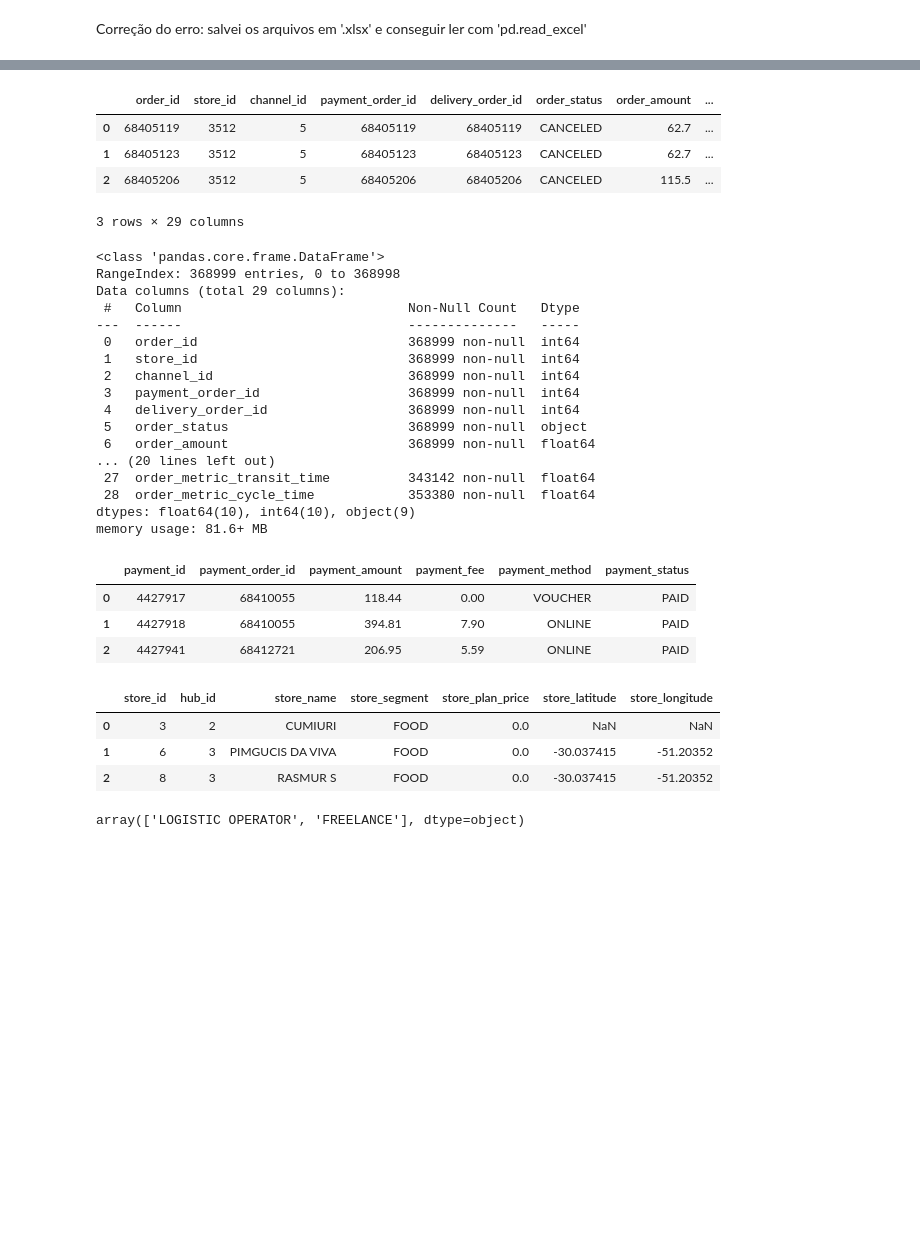
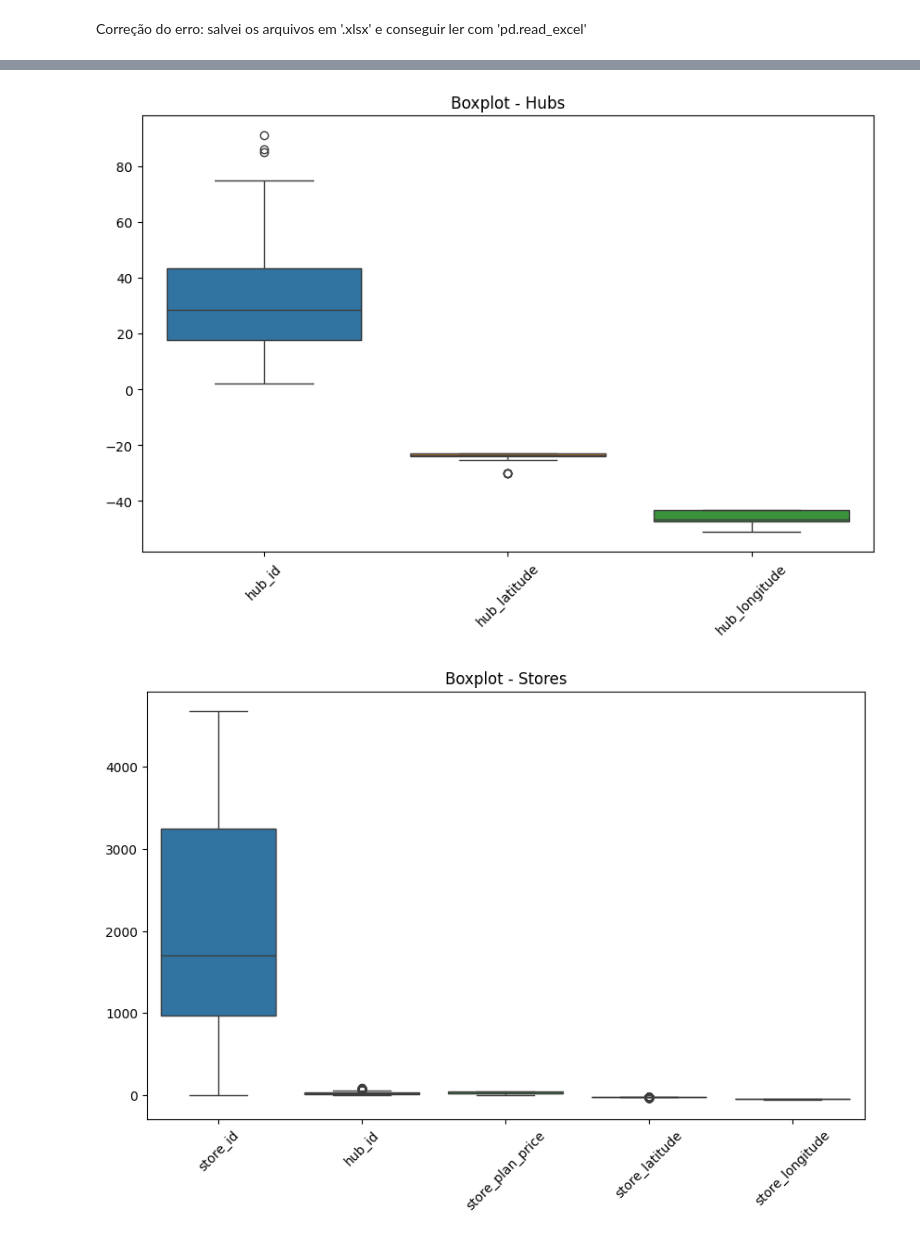
Before and after one commit to paulo-emilio/Marketing-e-Pricing, a Jupyter notebook: notebooks/Untitled.ipynb, the cells around one changed output, grey strips where cells are left out. Saved outputs shown, nothing was run; the diff lists cells and outputs as text; code cells hidden in the pictures; blank space fills up the shorter version.

```diff
--- a/notebooks/Untitled.ipynb
+++ b/notebooks/Untitled.ipynb
@@ -62,46 +63,33 @@ hubs.head(3)
-# %%
-orders.head(3)
-# %% [output]
-|  | order_id | store_id | channel_id | payment_order_id | delivery_order_id | order_status | order_amount | ... |
-| 0 | 68405119 | 3512 | 5 | 68405119 | 68405119 | CANCELED | 62.7 | ... |
-| 1 | 68405123 | 3512 | 5 | 68405123 | 68405123 | CANCELED | 62.7 | ... |
-| 2 | 68405206 | 3512 | 5 | 68405206 | 68405206 | CANCELED | 115.5 | ... |
-3 rows × 29 columns
-# %%
-orders.info()
-# %% [output]
-<class 'pandas.core.frame.DataFrame'>
-RangeIndex: 368999 entries, 0 to 368998
-Data columns (total 29 columns):
- #   Column                             Non-Null Count   Dtype
----  ------                             --------------   -----
- 0   order_id                           368999 non-null  int64
- 1   store_id                           368999 non-null  int64
- 2   channel_id                         368999 non-null  int64
- 3   payment_order_id                   368999 non-null  int64
- 4   delivery_order_id                  368999 non-null  int64
- 5   order_status                       368999 non-null  object
- 6   order_amount                       368999 non-null  float64
-... (20 lines left out)
- 27  order_metric_transit_time          343142 non-null  float64
- 28  order_metric_cycle_time            353380 non-null  float64
-dtypes: float64(10), int64(10), object(9)
-memory usage: 81.6+ MB
-# %%
-payments.head(3)
-# %% [output]
-|  | payment_id | payment_order_id | payment_amount | payment_fee | payment_method | payment_status |
-| 0 | 4427917 | 68410055 | 118.44 | 0.00 | VOUCHER | PAID |
-| 1 | 4427918 | 68410055 | 394.81 | 7.90 | ONLINE | PAID |
-| 2 | 4427941 | 68412721 | 206.95 | 5.59 | ONLINE | PAID |
-# %%
-stores.head(3)
-# %% [output]
-|  | store_id | hub_id | store_name | store_segment | store_plan_price | store_latitude | store_longitude |
-| 0 | 3 | 2 | CUMIURI | FOOD | 0.0 | NaN | NaN |
-| 1 | 6 | 3 | PIMGUCIS DA VIVA | FOOD | 0.0 | -30.037415 | -51.20352 |
-| 2 | 8 | 3 | RASMUR S | FOOD | 0.0 | -30.037415 | -51.20352 |
-# %%
-drivers['driver_type'].unique()
-# %% [output]
-array(['LOGISTIC OPERATOR', 'FREELANCE'], dtype=object)
+# %%
+import pandas as pd
+import seaborn as sns
+import matplotlib.pyplot as plt
+
+# Carregue os datasets
+hubs = pd.read_excel('../data/hubs.xlsx')
+stores = pd.read_excel('../data/stores.xlsx')
+channels = pd.read_csv('../data/channels.csv')
+deliveries = pd.read_csv('../data/deliveries.csv')
+drivers = pd.read_csv('../data/drivers.csv')
+orders = pd.read_csv('../data/orders.csv')
+payments = pd.read_csv('../data/payments.csv')
+
+# Crie uma função para plotar boxplots
+def plot_boxplots(df, title):
+    plt.figure(figsize=(10, 6))
+    sns.boxplot(data=df.select_dtypes(include=['float64', 'int64']))
+    plt.title(title)
+    plt.xticks(rotation=45)
+    plt.show()
+
+# Plote boxplots para cada DataFrame
+plot_boxplots(hubs, 'Boxplot - Hubs')
+plot_boxplots(stores, 'Boxplot - Stores')
+plot_boxplots(channels, 'Boxplot - Channels')
+plot_boxplots(deliveries, 'Boxplot - Deliveries')
+plot_boxplots(drivers, 'Boxplot - Drivers')
+plot_boxplots(orders, 'Boxplot - Orders')
+plot_boxplots(payments, 'Boxplot - Payments')
+# %% [output]
+[figure, added]
+[figure, added]
```
Also changed, not shown: parts of 9 cells of this notebook.
